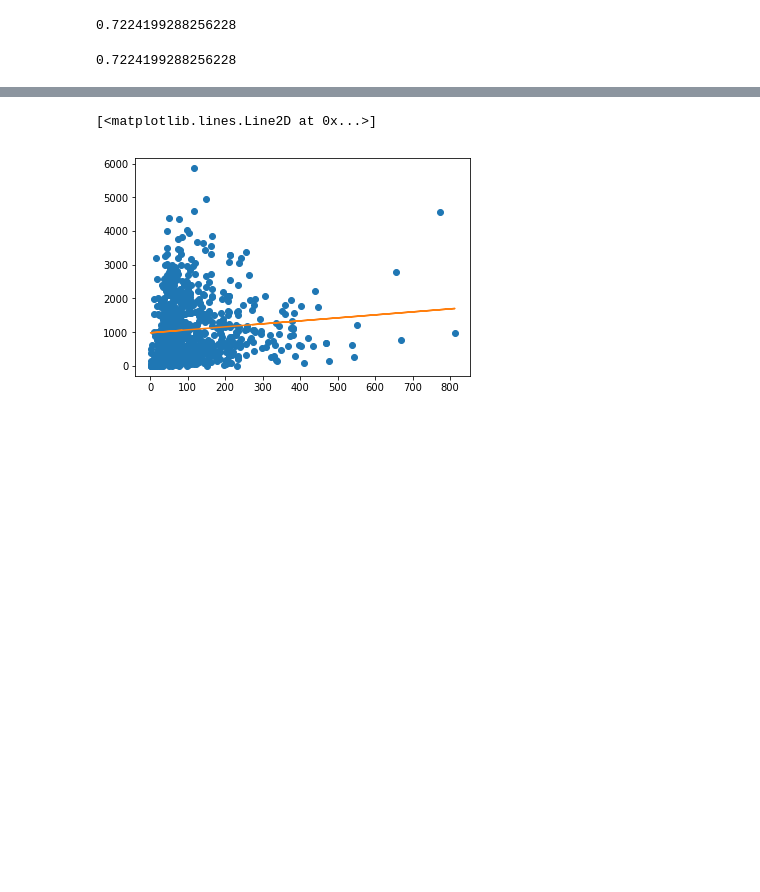
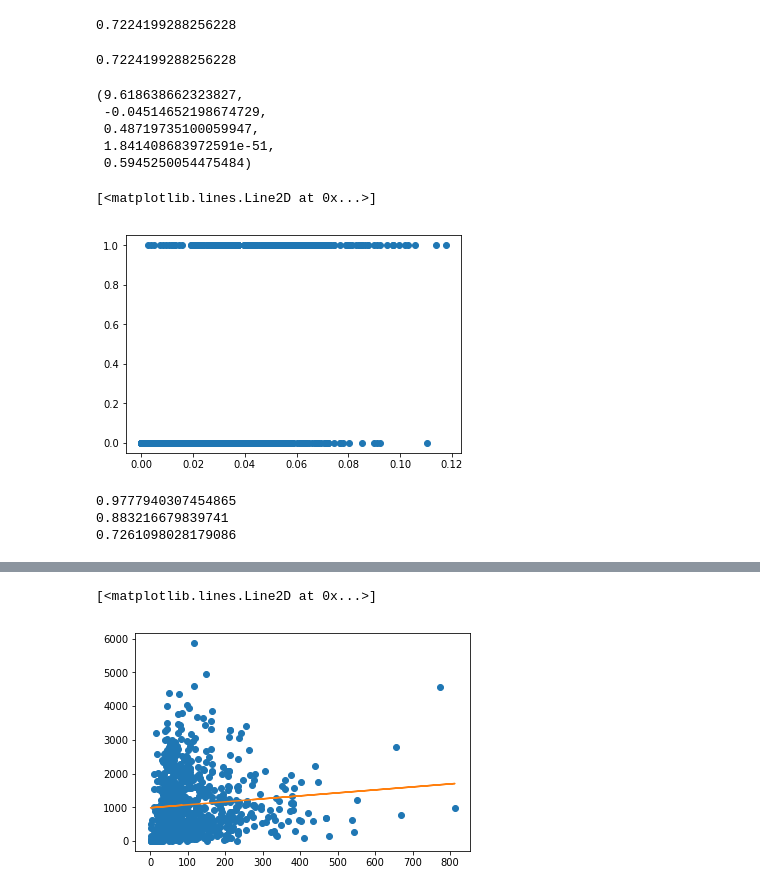
Before and after one commit to mjiang9/IW-Spring-2019, a Jupyter notebook: IW.ipynb, the cells around one changed output, grey strips where cells are left out. Saved outputs shown, nothing was run; the diff lists cells and outputs as text; code cells hidden in the pictures; blank space fills up the shorter version.

```diff
--- a/IW.ipynb
+++ b/IW.ipynb
@@ -611,3 +614,25 @@ log.score(x_c.reshape(-1,1), academynominated)
+# %%
+slope, intercept, r_value, p_value, std_err = stats.linregress(x, academynominated)
+slope, intercept, r_value, p_value, std_err
+# %% [output]
+(9.618638662323827,
+ -0.04514652198674729,
+ 0.48719735100059947,
+ 1.841408683972591e-51,
+ 0.5945250054475484)
+# %%
+plot.plot(x, academynominated, "o")
+# %% [output]
+[<matplotlib.lines.Line2D at 0x...>]
+[figure, added]
+# %%
+print np.corrcoef(x, x_e)[0,1]
+print np.corrcoef(x, x_b)[0,1]
+print np.corrcoef(x, x_c)[0,1]
+# %% [output]
+0.9777940307454865
+0.883216679839741
+0.7261098028179086
 # %%
 moviecounts = []
 for actor in actorlist:
```
Also changed, not shown: parts of 27 cells of this notebook.
